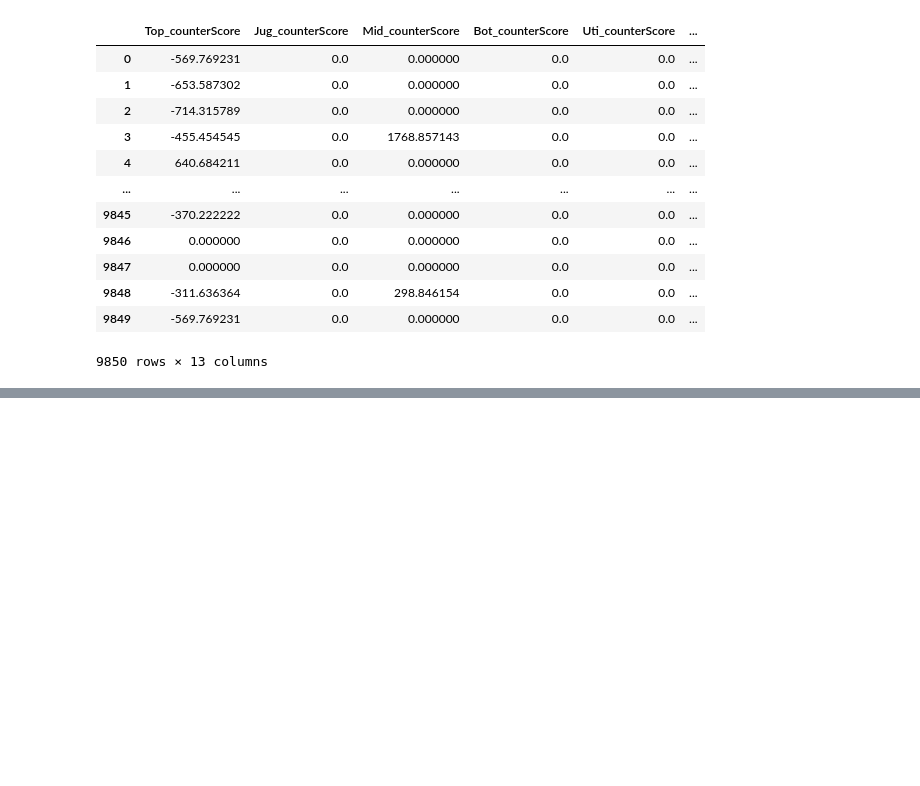
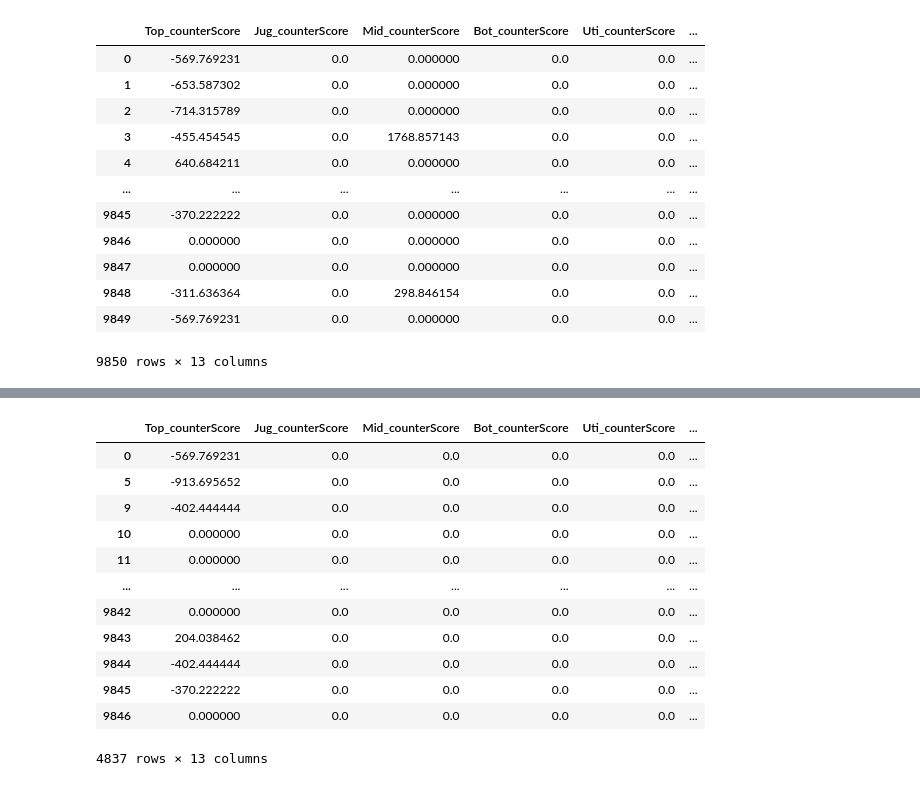
Before and after one commit to Jiawei-oukai/MachinLearning-LOL_Gaming, a Jupyter notebook: dataProcessingAlgorithms/test.ipynb, the cells around one changed output, grey strips where cells are left out. Drawn from its saved outputs; the diff is of its cells as text; code cells hidden in the pictures; blank space fills up the shorter version.

```diff
--- a/dataProcessingAlgorithms/test.ipynb
+++ b/dataProcessingAlgorithms/test.ipynb
@@ -10,3 +8,5 @@ t = GenerateInputDataForMLModel.to_decisionTreeData(df_train,"pre")
+# %%
+t = df_train = pd.read_csv("../datasets/desicionTree_feature_data/train_pre.csv")
 # %%
 t
 # %% [output]
@@ -23,3 +23,5 @@ t
 | 9848 | -311.636364 | 0.0 | 298.846154 | 0.0 | 0.0 | ... |
 | 9849 | -569.769231 | 0.0 | 0.000000 | 0.0 | 0.0 | ... |
 9850 rows × 13 columns
+# %%
+t['TeamVictory'] = t['TeamVictory'].astype('string')
@@ -25,0 +67,3 @@ t
+# %%
+t['TeamVictory'] = t['TeamVictory'].map({"[100]":100,"[200]":200})
+t
@@ -26,2 +84,19 @@ t
+# %%
+a = t.loc[t.TeamVictory == 100]
+a
+# %% [output]
+|  | Top_counterScore | Jug_counterScore | Mid_counterScore | Bot_counterScore | Uti_counterScore | ... |
+| 0 | -569.769231 | 0.0 | 0.0 | 0.0 | 0.0 | ... |
+| 5 | -913.695652 | 0.0 | 0.0 | 0.0 | 0.0 | ... |
+| 9 | -402.444444 | 0.0 | 0.0 | 0.0 | 0.0 | ... |
+| 10 | 0.000000 | 0.0 | 0.0 | 0.0 | 0.0 | ... |
+| 11 | 0.000000 | 0.0 | 0.0 | 0.0 | 0.0 | ... |
+| ... | ... | ... | ... | ... | ... | ... |
+| 9842 | 0.000000 | 0.0 | 0.0 | 0.0 | 0.0 | ... |
+| 9843 | 204.038462 | 0.0 | 0.0 | 0.0 | 0.0 | ... |
+| 9844 | -402.444444 | 0.0 | 0.0 | 0.0 | 0.0 | ... |
+| 9845 | -370.222222 | 0.0 | 0.0 | 0.0 | 0.0 | ... |
+| 9846 | 0.000000 | 0.0 | 0.0 | 0.0 | 0.0 | ... |
+4837 rows × 13 columns
 # %%
 t.to_csv("../datasets/desicionTree_feature_data/train_pre.csv", index=False)
```
Also changed, not shown: parts of 5 cells of this notebook, 4 other files.
